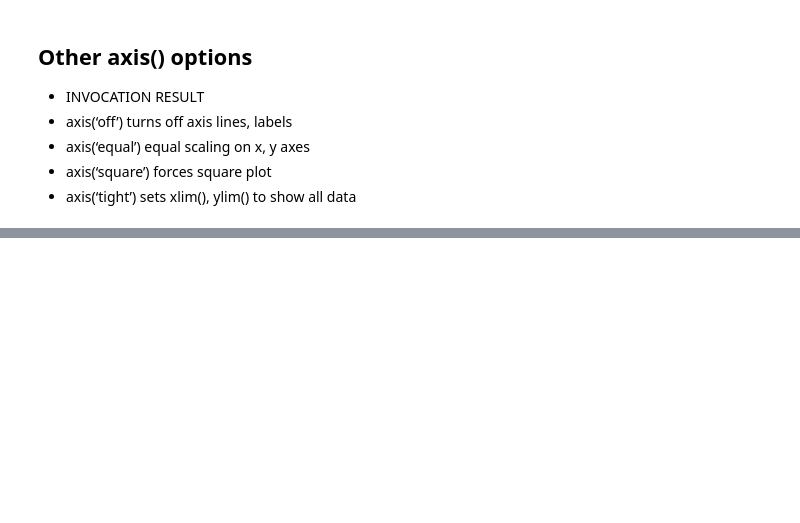
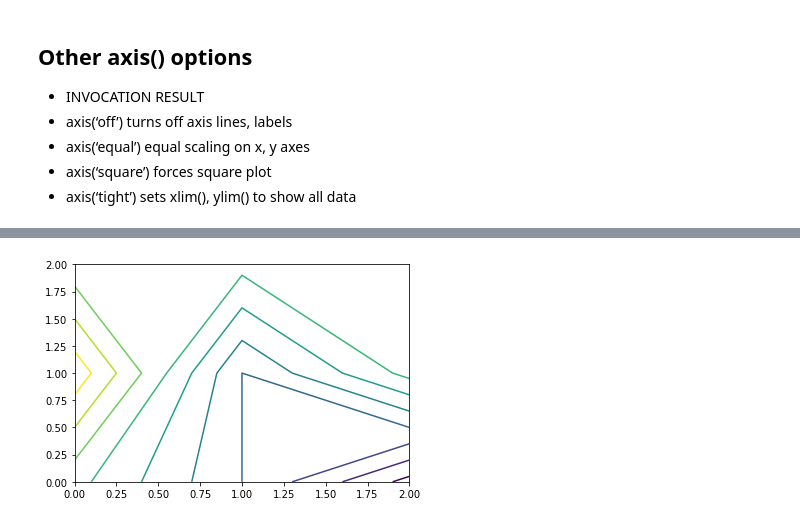
Before and after one commit to cyrsis/TensorflowPY36CPU, a Jupyter notebook: _14_Plot/Visualization.ipynb, the cells around one changed output, grey strips where cells are left out. Cells and saved outputs as stored; diff of their text form; code cells hidden in the pictures; blank space fills up the shorter version.

```diff
--- a/_14_Plot/Visualization.ipynb
+++ b/_14_Plot/Visualization.ipynb
@@ -339,0 +296,5 @@ This will create two arrays with a shape of (20,10), which corresponds to 20 row
+# %%
+plt.contour(A,10)
+plt.show()
+# %% [output]
+[figure, added]
```
Also changed, not shown: parts of 28 cells of this notebook, 52 other files.
